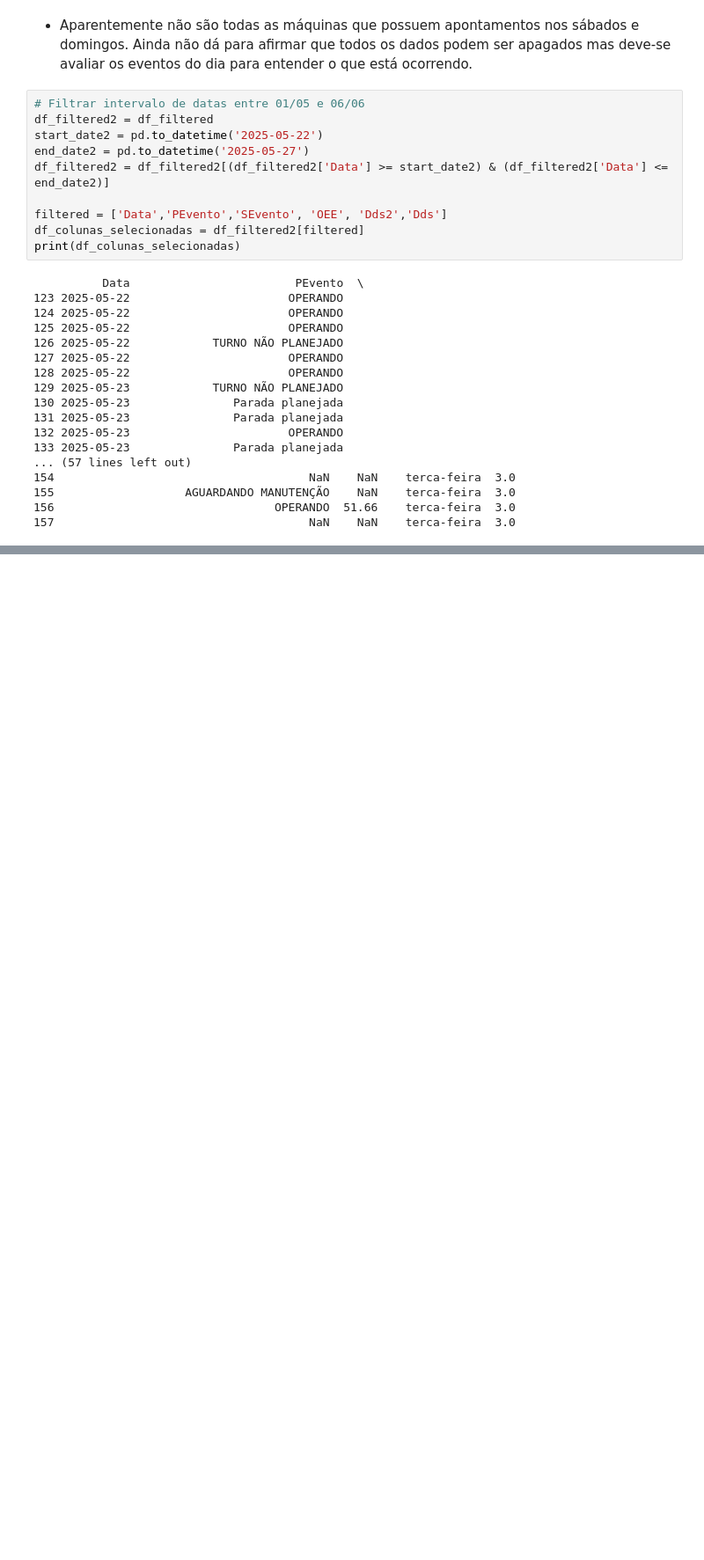
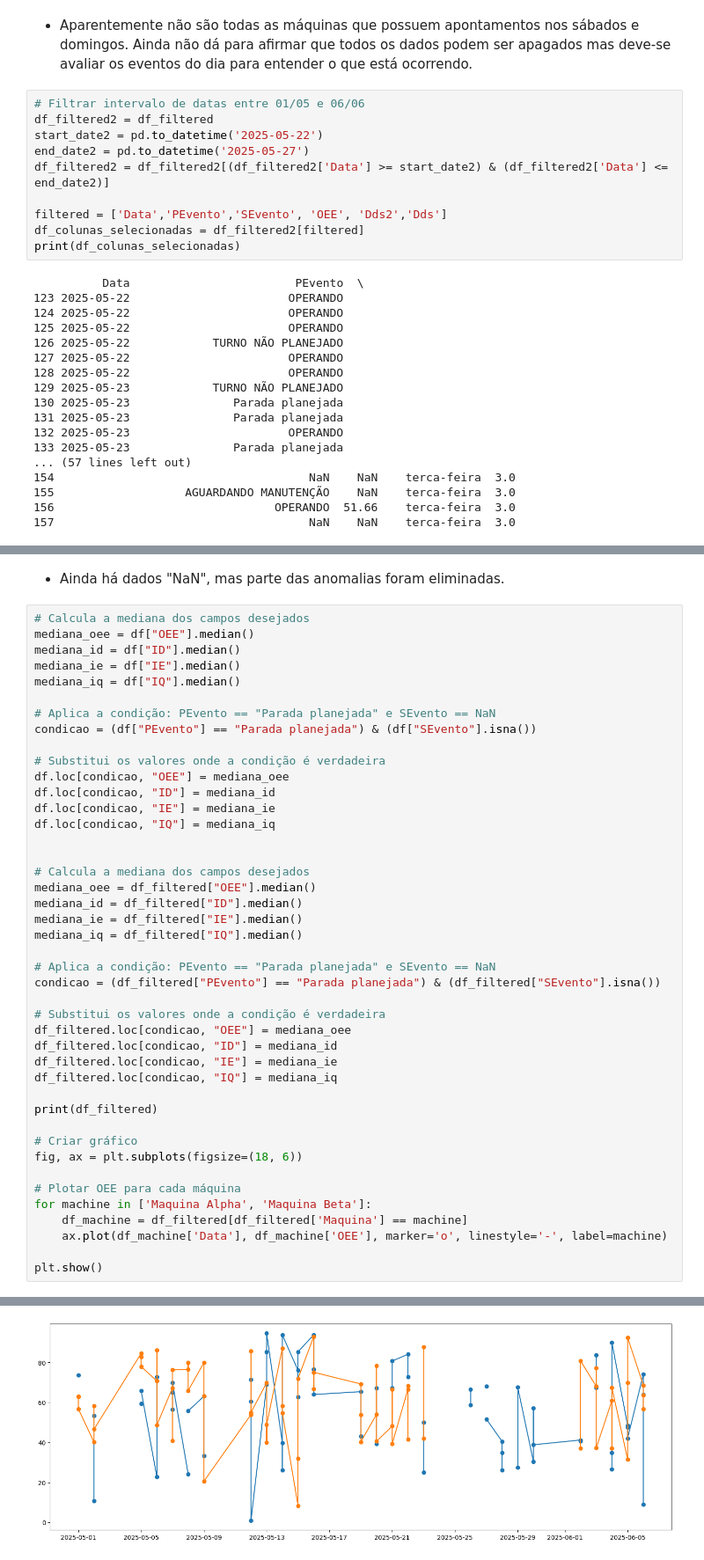
Before and after one commit to enakirimoto/projeto-puc-analise-de-dados-e-boas-praticas, a Jupyter notebook: Template_Análise_de_Dados_e_Boas_Práticas_(40530010055_20250_01).ipynb, the cells around one changed output, grey strips where cells are left out. Shown at 88% size. Drawn from its saved outputs; the diff is of its cells as text; blank space fills up the shorter version.

```diff
--- a/Template_Análise_de_Dados_e_Boas_Práticas_(40530010055_20250_01).ipynb
+++ b/Template_Análise_de_Dados_e_Boas_Práticas_(40530010055_20250_01).ipynb
@@ -605,0 +641,46 @@ print(df_colunas_selecionadas)
+# %% [markdown]
+- Ainda há dados "NaN", mas parte das anomalias foram eliminadas.
+# %%
+# Calcula a mediana dos campos desejados
+mediana_oee = df["OEE"].median()
+mediana_id = df["ID"].median()
+mediana_ie = df["IE"].median()
+mediana_iq = df["IQ"].median()
+
+# Aplica a condição: PEvento == "Parada planejada" e SEvento == NaN
+condicao = (df["PEvento"] == "Parada planejada") & (df["SEvento"].isna())
+
+# Substitui os valores onde a condição é verdadeira
+df.loc[condicao, "OEE"] = mediana_oee
+df.loc[condicao, "ID"] = mediana_id
+df.loc[condicao, "IE"] = mediana_ie
+df.loc[condicao, "IQ"] = mediana_iq
+
+
+# Calcula a mediana dos campos desejados
+mediana_oee = df_filtered["OEE"].median()
+mediana_id = df_filtered["ID"].median()
+mediana_ie = df_filtered["IE"].median()
+mediana_iq = df_filtered["IQ"].median()
+
+# Aplica a condição: PEvento == "Parada planejada" e SEvento == NaN
+condicao = (df_filtered["PEvento"] == "Parada planejada") & (df_filtered["SEvento"].isna())
+
+# Substitui os valores onde a condição é verdadeira
+df_filtered.loc[condicao, "OEE"] = mediana_oee
+df_filtered.loc[condicao, "ID"] = mediana_id
+df_filtered.loc[condicao, "IE"] = mediana_ie
+df_filtered.loc[condicao, "IQ"] = mediana_iq
+
+print(df_filtered)
+
+# Criar gráfico
+fig, ax = plt.subplots(figsize=(18, 6))
+
+# Plotar OEE para cada máquina
+for machine in ['Maquina Alpha', 'Maquina Beta']:
+    df_machine = df_filtered[df_filtered['Maquina'] == machine]
+    ax.plot(df_machine['Data'], df_machine['OEE'], marker='o', linestyle='-', label=machine)
+
+plt.show()
+# %% [output]
@@ -605,0 +704 @@ print(df_colunas_selecionadas)
+[figure, added]
```
Also changed, not shown: parts of 3 cells of this notebook.
